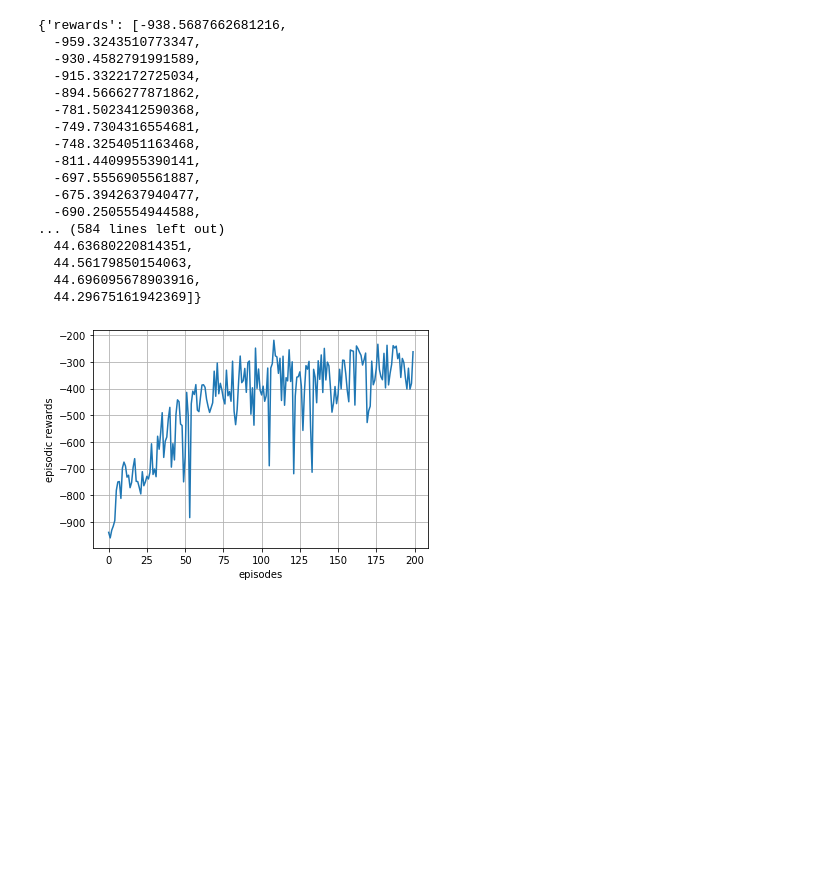
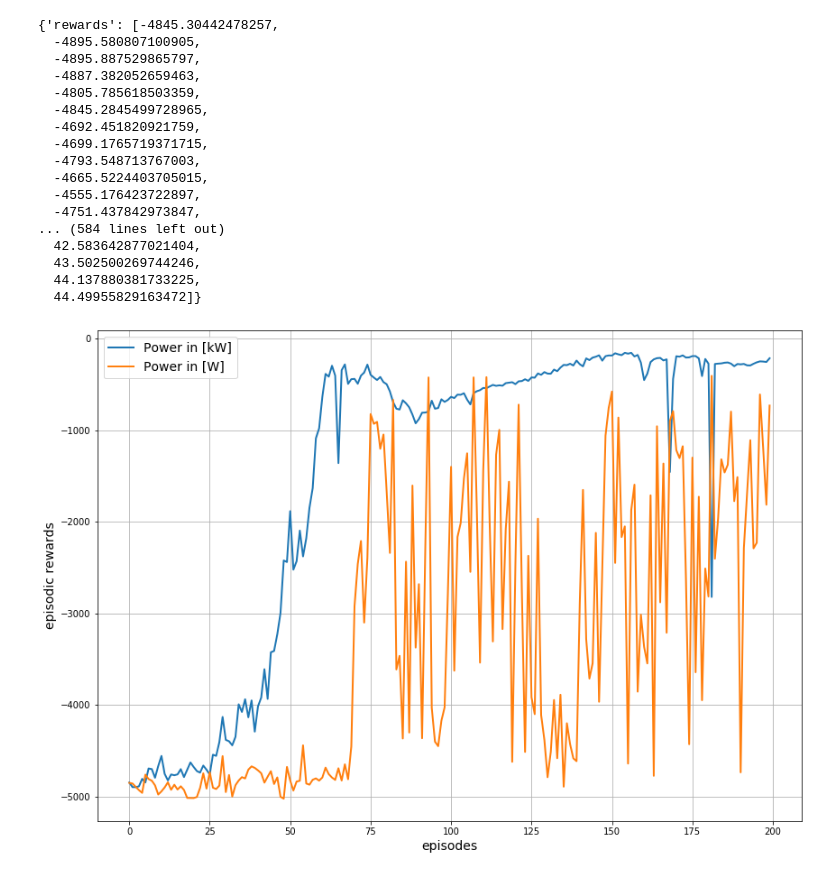
Before and after one commit to zidane89/experiment, a Jupyter notebook: DDQN2/post_process .ipynb, the cells around one changed output. Saved outputs shown, nothing was run; the diff lists cells and outputs as text; code cells hidden in the pictures; blank space fills up the shorter version.

```diff
--- a/DDQN2/post_process .ipynb
+++ b/DDQN2/post_process .ipynb
@@ -2,38 +2,39 @@
 import matplotlib.pyplot as plt
 import pickle
 # %%
-with open("DDQN_2.pkl", "rb") as f:
-    data = pickle.load(f)
+with open("results_scaling_2.pkl", "rb") as f:
+    data_scale = pickle.load(f)[10]
 
-results = data[10]
-results
+with open("results_notScaling_2.pkl", "rb") as f:
+    data_notScale = pickle.load(f)[10]
+
+# data_scale
 # %% [output]
-{'rewards': [-938.5687662681216,
-  -959.3243510773347,
-  -930.4582791991589,
-  -915.3322172725034,
-  -894.5666277871862,
-  -781.5023412590368,
-  -749.7304316554681,
-  -748.3254051163468,
-  -811.4409955390141,
-  -697.5556905561887,
-  -675.3942637940477,
-  -690.2505554944588,
+{'rewards': [-4845.30442478257,
+  -4895.580807100905,
+  -4895.887529865797,
+  -4887.382052659463,
+  -4805.785618503359,
+  -4845.2845499728965,
+  -4692.451820921759,
+  -4699.1765719371715,
+  -4793.548713767003,
+  -4665.5224403705015,
+  -4555.176423722897,
+  -4751.437842973847,
 ... (584 lines left out)
-  44.63680220814351,
-  44.56179850154063,
-  44.696095678903916,
-  44.29675161942369]}
+  42.583642877021404,
+  43.502500269744246,
+  44.137880381733225,
+  44.49955829163472]}
 # %%
-rewards = results["rewards"]
-SOCs = results["SOCs"]
-
-
-plt.plot(rewards, label="rewards")
-plt.xlabel("episodes")
-plt.ylabel("episodic rewards")
+plt.figure(figsize=(14, 10))
+plt.plot(data_scale["rewards"], label="Power in [kW]", linewidth=2)
+plt.plot(data_notScale["rewards"], label="Power in [W]", linewidth=2)
+plt.xlabel("episodes", fontsize=14)
+plt.ylabel("episodic rewards", fontsize=14)
+plt.legend(fontsize=14)
 plt.grid()
 plt.savefig("results.png")
 # %% [output]
-[figure, old version]
+[figure, new version]
```
Also changed, not shown: 22 other files.
